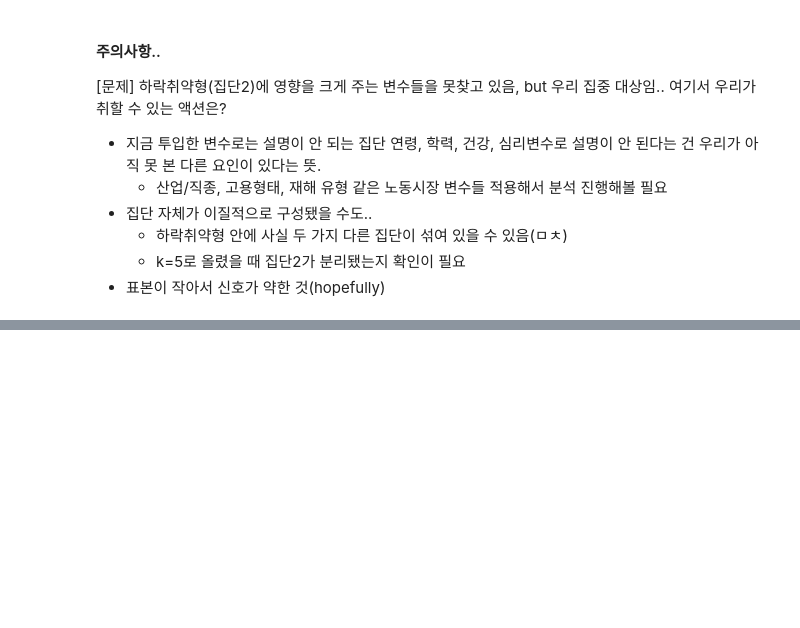
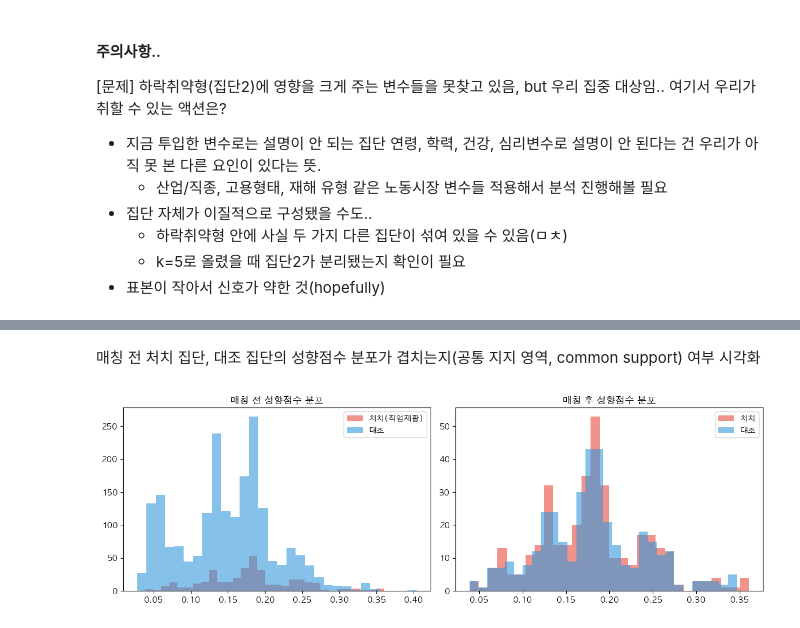
Before and after one commit to hwangsahyun/PSWCI, a Jupyter notebook: PSWCI_code.ipynb, the cells around one changed output, grey strips where cells are left out. Saved outputs shown, nothing was run; the diff lists cells and outputs as text; code cells hidden in the pictures; blank space fills up the shorter version.

```diff
--- a/PSWCI_code.ipynb
+++ b/PSWCI_code.ipynb
@@ -2012,0 +2269,22 @@ SHAP 절댓값의 이론적 범위는 0~infinity, 상한선 X
+# %% [markdown]
+매칭 전 처치 집단, 대조 집단의 성향점수 분포가 겹치는지(공통 지지 영역, common support) 여부 시각화
+# %%
+fig, axes = plt.subplots(1, 2, figsize=(12, 4))
+
+# 매칭 전
+axes[0].hist(df_psm[T_psm==1]['ps'], bins=30, alpha=0.6, label='처치(직업재활)', color='#E74C3C')
+axes[0].hist(df_psm[T_psm==0]['ps'], bins=30, alpha=0.6, label='대조',           color='#3498DB')
+axes[0].set_title('매칭 전 성향점수 분포')
+axes[0].legend()
+
+# 매칭 후
+axes[1].hist(df_matched[df_matched['job_rehab']==1]['ps'], bins=30, alpha=0.6, label='처치', color='#E74C3C')
+axes[1].hist(df_matched[df_matched['job_rehab']==0]['ps'], bins=30, alpha=0.6, label='대조', color='#3498DB')
+axes[1].set_title('매칭 후 성향점수 분포')
+axes[1].legend()
+
+plt.tight_layout()
+plt.savefig('psm_overlap.png', dpi=150, bbox_inches='tight')
+plt.show()
+# %% [output]
+[figure, added]
```
Also changed, not shown: parts of 37 cells of this notebook, 15 other files.
